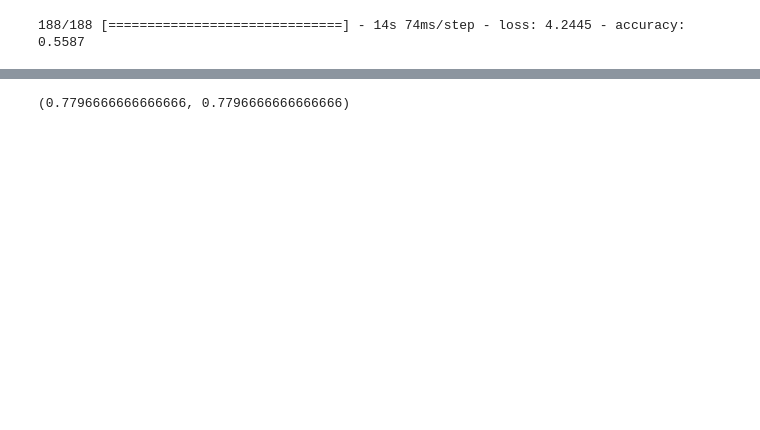
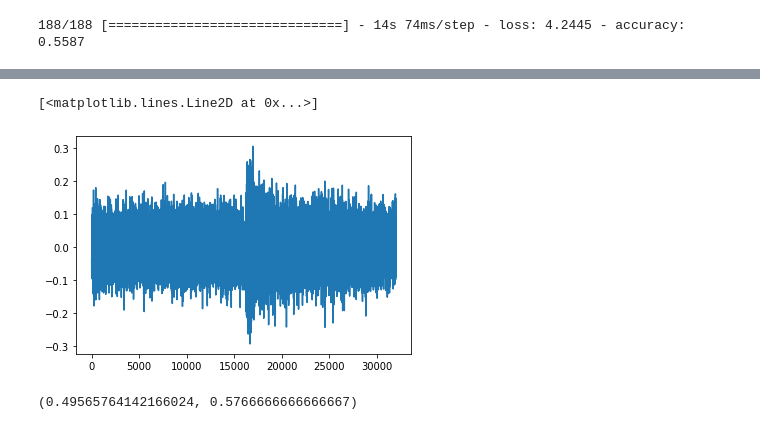
Before and after one commit to loewe2/die-sonderposten, a Jupyter notebook: Spectogram_CNN-Copy1.ipynb, the cells around one changed output, grey strips where cells are left out. Drawn from its saved outputs; the diff is of its cells as text; code cells hidden in the pictures; blank space fills up the shorter version.

```diff
--- a/Spectogram_CNN-Copy1.ipynb
+++ b/Spectogram_CNN-Copy1.ipynb
@@ -559,6 +691,10 @@ mod.save('spectro.h5')
+# %%
+plt.plot(augmented_samples)
+# %% [output]
+[<matplotlib.lines.Line2D at 0x...>]
+[figure, added]
 # %%
 import utilz
-
-utilz.predictions_score('./training/REFERENCE.csv','PREDICTIONS.csv')
+utilz.predictions_score('./more_data/physio2017_complementary/files/validation/REFERENCE.csv','PREDICTIONS.csv')
 # %% [output]
-(0.7796666666666666, 0.7796666666666666)
+(0.49565764142166024, 0.5766666666666667)
```
Also changed, not shown: parts of 21 cells of this notebook, 6 other files.
